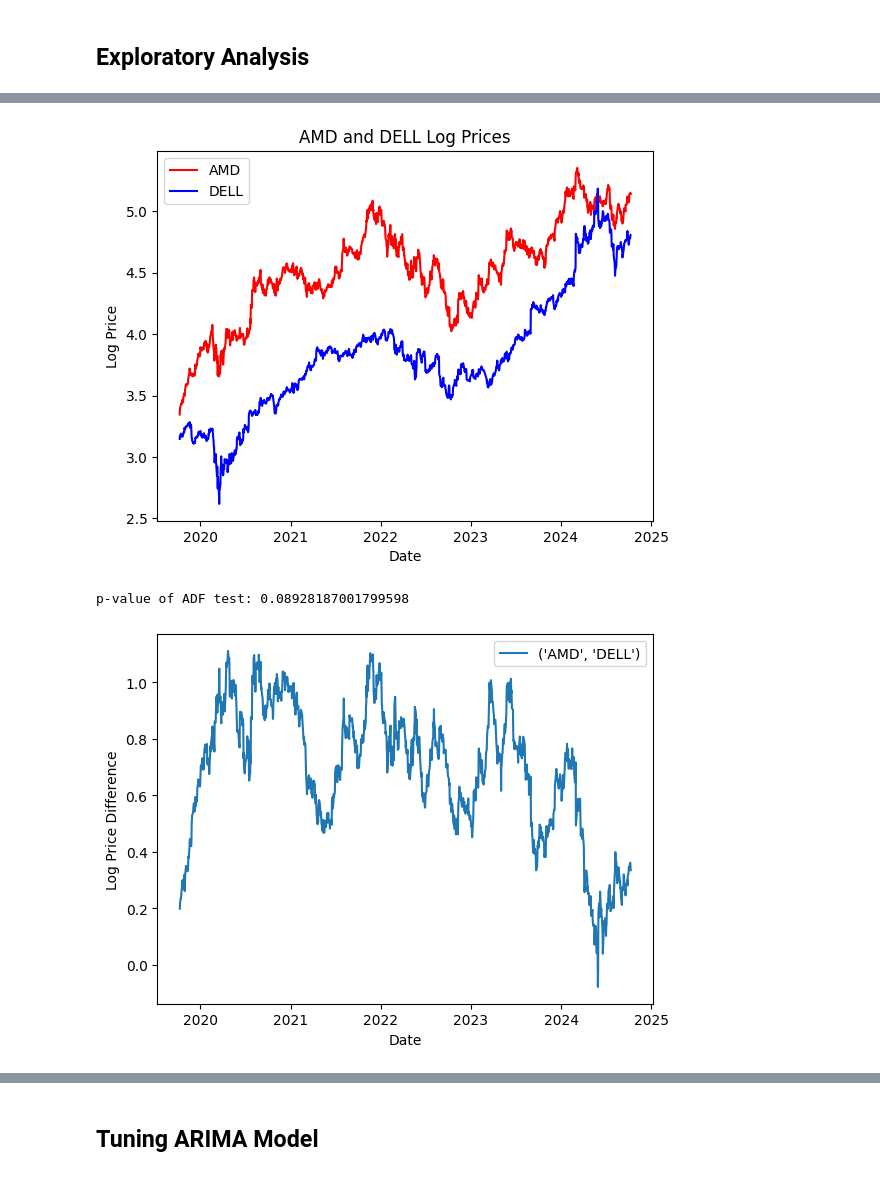
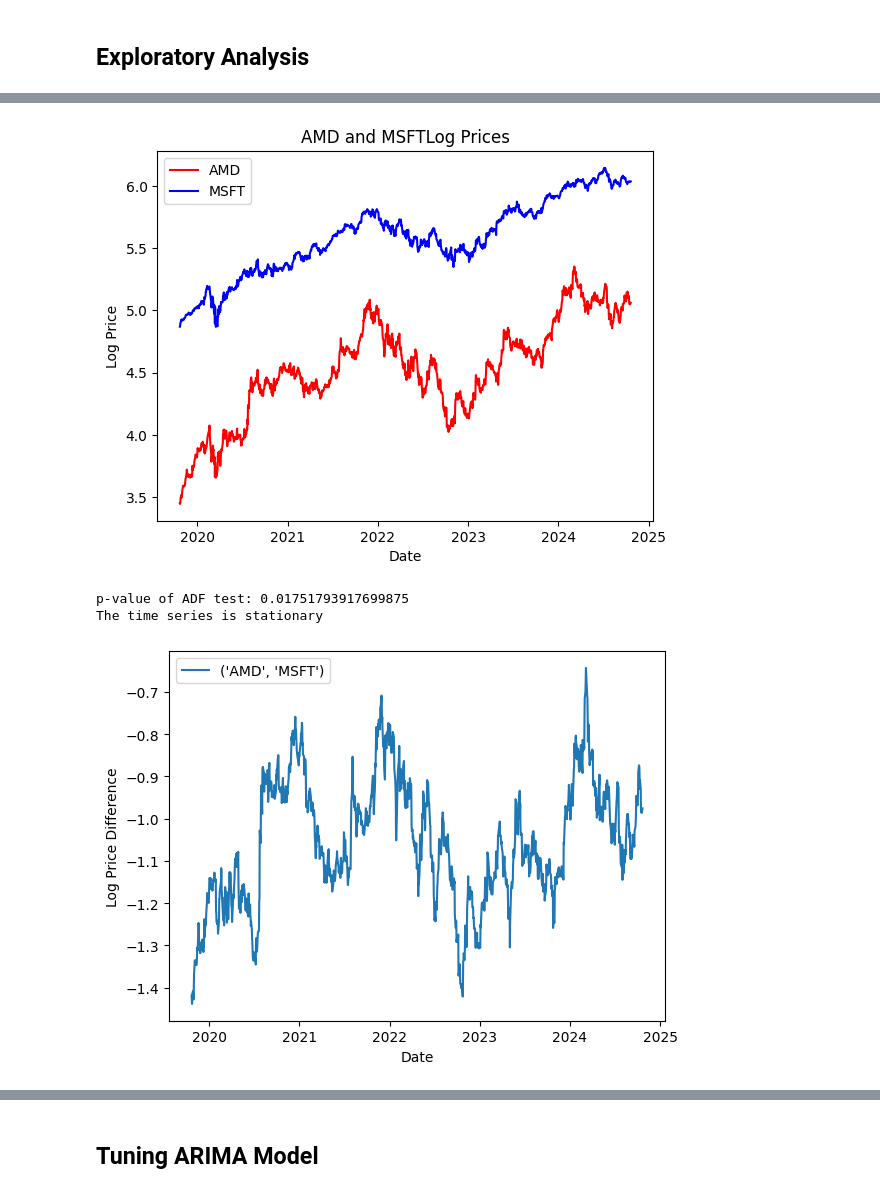
Before and after one commit to JulianneCai/simple-pairs-trading, a Jupyter notebook: main.ipynb, the cells around one changed output, grey strips where cells are left out. Cells and saved outputs as stored; diff of their text form; code cells hidden in the pictures.

```diff
--- a/main.ipynb
+++ b/main.ipynb
@@ -31,9 +36,13 @@ Selected pairs: [('AAPL', 'LNVGY'), ('AMD', 'IBM'), ('AMD', 'DELL'), ('AMD', 'LN
 # %%
-pair = ('AMD', 'DELL')
+pair = ('AMD', 'MSFT')
 
 pairs_finder.plot_hedge_ratio(pair)
 
-plt.title('AMD vs. DELL')
+_, hedge_ratio = pairs_finder.get_hedge_ratio(pair)
+
+print(f'Hedge Ratio: {hedge_ratio}')
+
+plt.title(pair[0] + ' vs. ' + pair[1])
 
 plt.show()
 # %% [output]
@@ -47,11 +57,11 @@ plt.show()
 # %%
-amd = np.log(yf.Ticker('AMD').history(period='5y')['Close'])
-dell = np.log(yf.Ticker('DELL').history(period='5y')['Close'])
+amd = np.log(yf.Ticker(pair[0]).history(period='5y')['Close'])
+dell = np.log(yf.Ticker(pair[1]).history(period='5y')['Close'])
 
-plt.plot(amd.index, amd, label='AMD', color='red')
-plt.plot(dell.index, dell, label='DELL', color='blue')
+plt.plot(amd.index, amd, label=pair[0], color='red')
+plt.plot(dell.index, dell, label=pair[1], color='blue')
 
-plt.title('AMD and DELL Log Prices')
+plt.title(pair[0] + ' and ' + pair[1] + 'Log Prices')
 plt.xlabel('Date')
 plt.ylabel('Log Price')
 
@@ -59,27 +69,26 @@ plt.legend()
 
 plt.show()
 # %% [output]
-[figure, old version]
+[figure, new version]
 # %%
-pair = ('AMD', 'DELL')
-
 pairs_finder.plot_spread(pair)
 
 spread = pairs_finder.get_spread(pair)
 
 spread_train, spread_test = train_test_split(
     spread,
     test_size=0.2,
     train_size=0.8,
     shuffle=False
 )
 
 trainer = Trainer()
 
-_ = trainer.is_stationary(spread)
+_ = trainer.is_stationary(spread_train)
 # %% [output]
-p-value of ADF test: 0.08928187001799598
+p-value of ADF test: 0.01751793917699875
+The time series is stationary
-[figure, old version]
+[figure, new version]
 # %%
 plot_pacf(spread)
 
```
Also changed, not shown: parts of 30 cells of this notebook.
